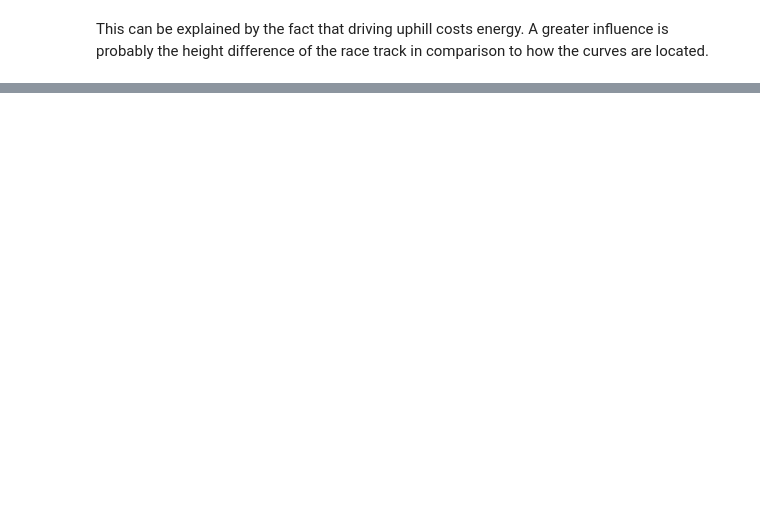
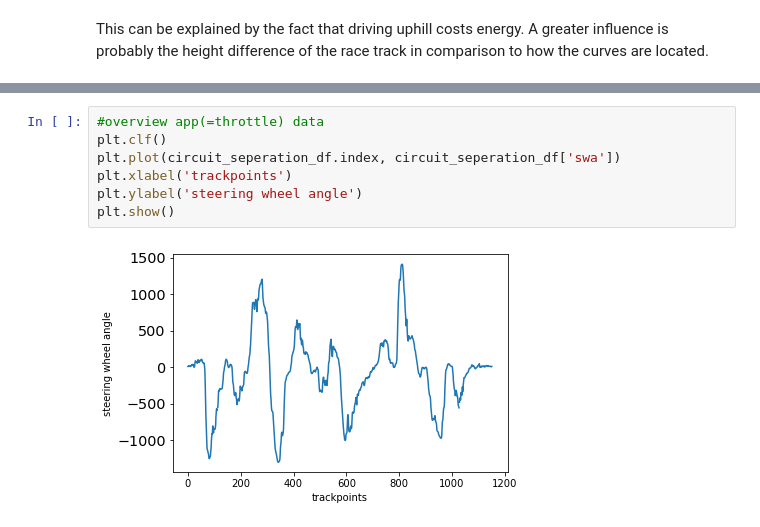
Before and after one commit to Johannes0Horn/Race-Data-Analysis, a Jupyter notebook: Race Data Analysis.ipynb, the cells around one changed output, grey strips where cells are left out. Saved outputs shown, nothing was run; the diff lists cells and outputs as text; blank space fills up the shorter version.

```diff
--- a/Race Data Analysis.ipynb
+++ b/Race Data Analysis.ipynb
@@ -373,0 +449,9 @@ This can be explained by the fact that driving uphill costs energy. A greater in
+# %%
+#overview app(=throttle) data
+plt.clf()
+plt.plot(circuit_seperation_df.index, circuit_seperation_df['swa'])
+plt.xlabel('trackpoints')
+plt.ylabel('steering wheel angle')
+plt.show()
+# %% [output]
+[figure, added]
```
Also changed, not shown: parts of 19 cells of this notebook.
